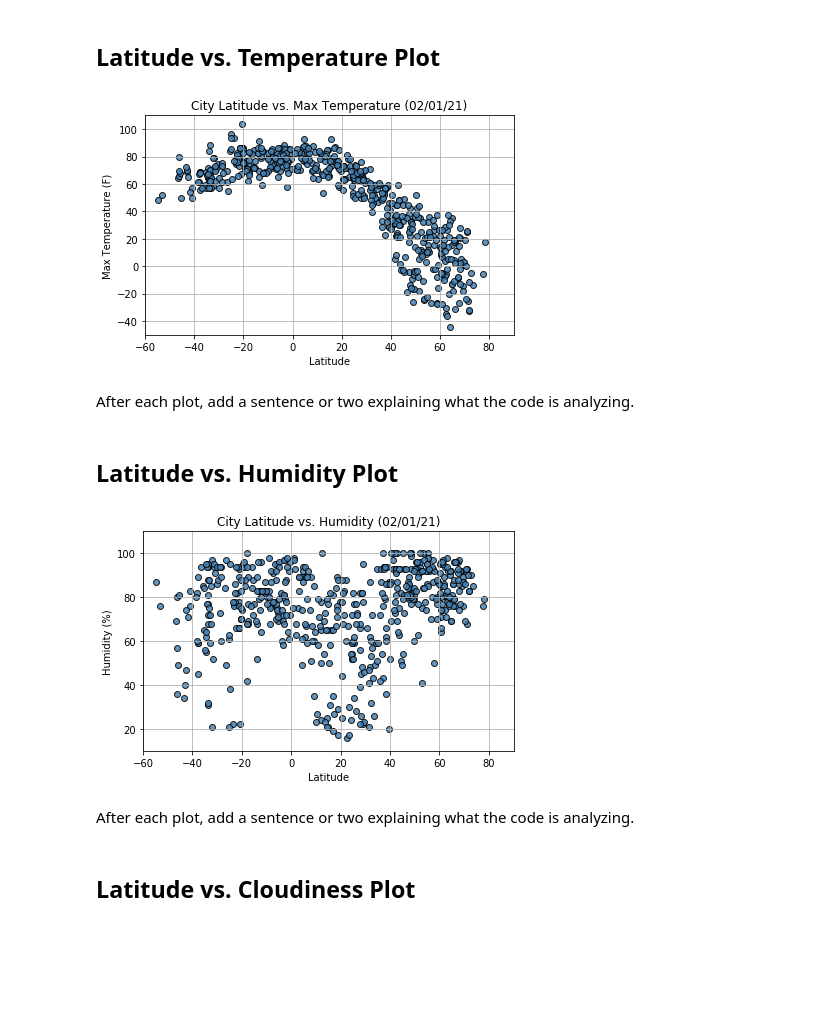
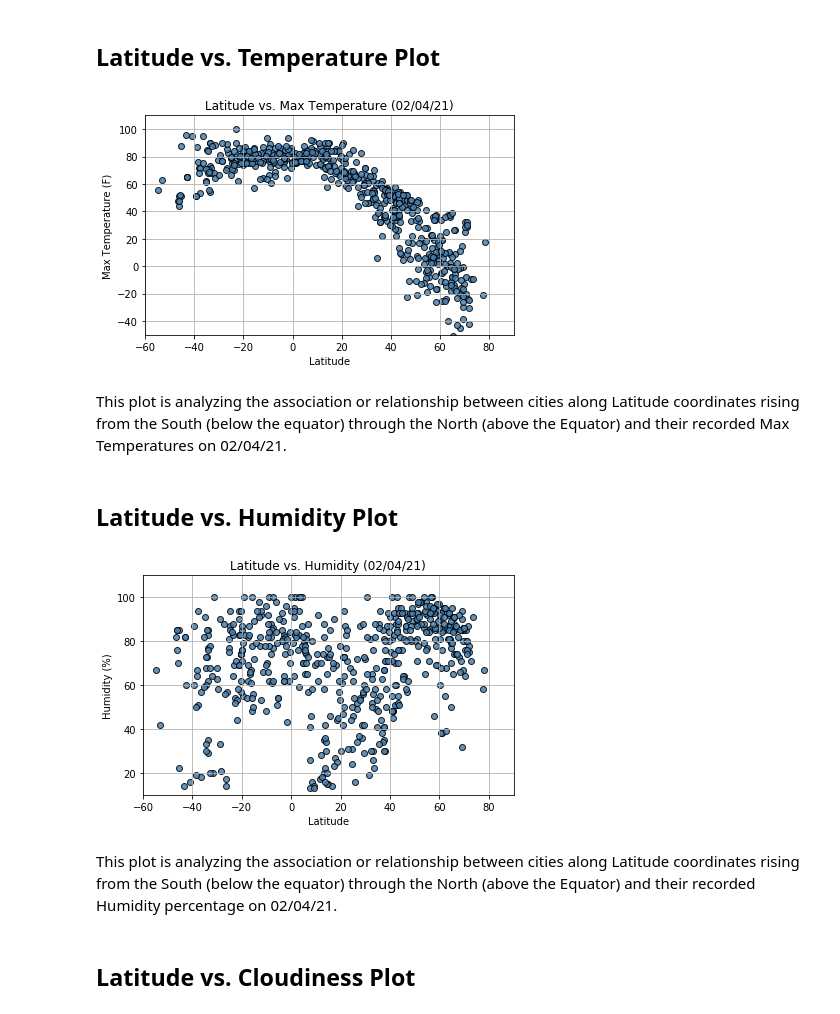
Before and after one commit to vandrade88/python-api-challenge, a Jupyter notebook: WeatherPy/WeatherPy.ipynb, the cells around one changed output. Saved outputs shown, nothing was run; the diff lists cells and outputs as text; code cells hidden in the pictures; blank space fills up the shorter version.

```diff
--- a/WeatherPy/WeatherPy.ipynb
+++ b/WeatherPy/WeatherPy.ipynb
@@ -254,11 +285,13 @@ Int64Index([], dtype='int64')
 # %% [markdown]
 ## Latitude vs. Temperature Plot
 # %%
+# plot the data and save as png
+
 x_values = city_df['Lat']
 y_values = city_df['Max Temp']
 
 plt.scatter(x_values, y_values, marker="o", facecolors="steelblue", edgecolors="black", alpha = 0.85)
-plt.title('City Latitude vs. Max Temperature (02/01/21)')
+plt.title('Latitude vs. Max Temperature (02/04/21)')
 plt.xlabel('Latitude')
 plt.ylabel('Max Temperature (F)')
 plt.grid(b=True, which='major', axis='both')
@@ -268,29 +301,31 @@ plt.tight_layout()
 plt.savefig("Output_Data/Latitude vs. Max Temperature.png")
 plt.show()
 # %% [output]
-[figure, old version]
+[figure, new version]
-# %% [markdown]
-After each plot, add a sentence or two explaining what the code is analyzing.
+# %% [markdown]
+This plot is analyzing the association or relationship between cities along Latitude coordinates rising from the South (below the equator) through the North (above the Equator) and their recorded Max Temperatures on 02/04/21.
 # %% [markdown]
 ## Latitude vs. Humidity Plot
 # %%
+# plot the data and save as png
+
 x_values = city_df['Lat']
 y_values = city_df['Humidity']
 
 plt.scatter(x_values, y_values, marker="o", facecolors="steelblue", edgecolors="black", alpha = 0.85)
-plt.title('City Latitude vs. Humidity (02/01/21)')
+plt.title('Latitude vs. Humidity (02/04/21)')
 plt.xlabel('Latitude')
 plt.ylabel('Humidity (%)')
 plt.grid(b=True, which='major', axis='both')
 plt.ylim(10,110)
 plt.xlim(-60,90)
 plt.tight_layout()
 plt.savefig("Output_Data/Latitude vs. Humidity.png")
 plt.show()
 # %% [output]
-[figure, old version]
+[figure, new version]
-# %% [markdown]
-After each plot, add a sentence or two explaining what the code is analyzing.
+# %% [markdown]
+This plot is analyzing the association or relationship between cities along Latitude coordinates rising from the South (below the equator) through the North (above the Equator) and their recorded Humidity percentage on 02/04/21.
 # %% [markdown]
 ## Latitude vs. Cloudiness Plot
 # %%
```
Also changed, not shown: parts of 41 cells of this notebook, 22 other files.
